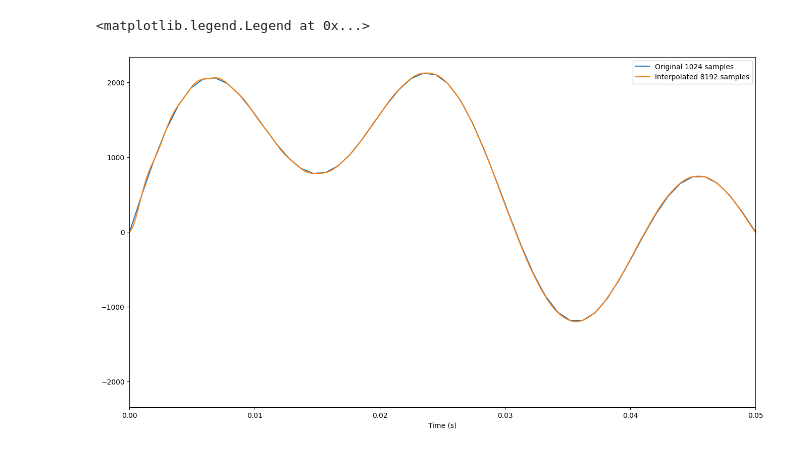
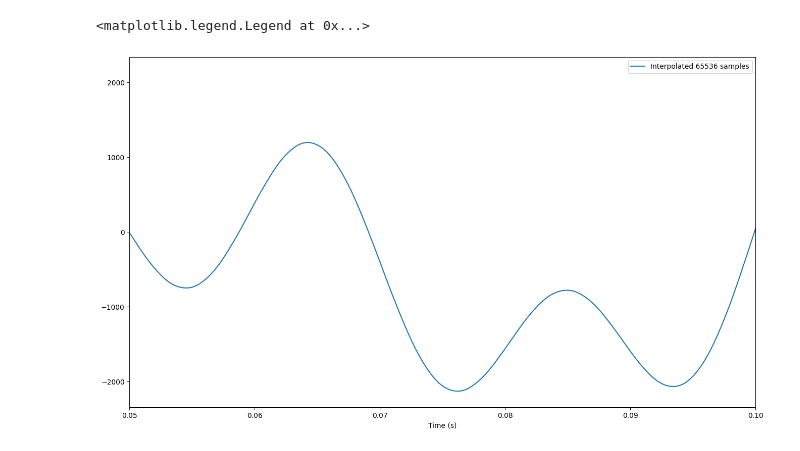
Before and after one commit to jnthek/ra_disp, a Jupyter notebook: misc/FFT_interpolation.ipynb, the cells around one changed output. Cells and saved outputs as stored; diff of their text form; code cells hidden in the pictures.

```diff
--- a/misc/FFT_interpolation.ipynb
+++ b/misc/FFT_interpolation.ipynb
@@ -10,7 +10,7 @@ sig_original_rfft = np.fft.rfft(sig_base)
 sig_original = np.fft.irfft(sig_original_rfft)
 sig_original = sig_original * len(sig_original) # To normalise the amplitudes
 
-interp_fac = 8
+interp_fac = 64
 
 sig_interp_rfft = np.append(sig_original_rfft, np.zeros((interp_fac-1)*int(N_original/2))) #For rfft, only half of the spectrum is usefull
 sig_interp = np.fft.irfft(sig_interp_rfft)
@@ -19,11 +19,11 @@ sig_interp = sig_interp * len(sig_interp) # To normalise the amplitudes
 t_interp = np.linspace(0,1,interp_fac*N_original)
 # %%
 plt.figure(figsize=(16,9))
-plt.plot(t_original, sig_original, label="Original "+str(N_original)+" samples")
+# plt.plot(t_original, sig_original, label="Original "+str(N_original)+" samples")
 plt.plot(t_interp, sig_interp, label="Interpolated "+str(N_original*interp_fac)+" samples")
-plt.xlim(0,0.05)
+plt.xlim(0.05,0.1)
 plt.xlabel("Time (s)")
 plt.legend(loc='best')
 # %% [output]
 <matplotlib.legend.Legend at 0x...>
-[figure, old version]
+[figure, new version]
```
Also changed, not shown: 3 other files.
